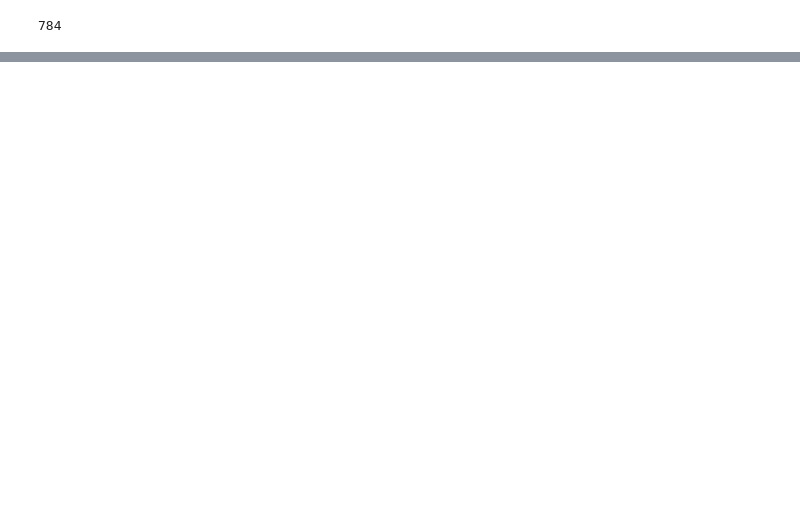
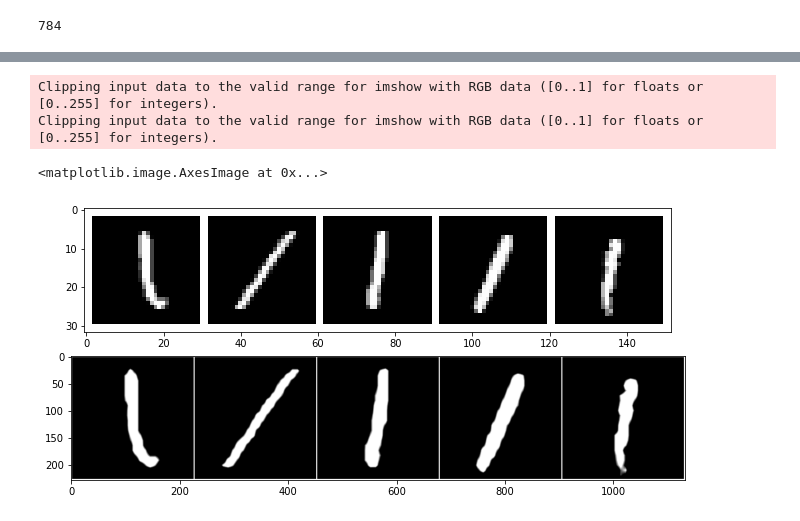
Before and after one commit to ABD-01/MNIST, a Jupyter notebook: Triplet Loss/TRIPLET_LOSS_Pytorch.ipynb, the cells around one changed output, grey strips where cells are left out. Drawn from its saved outputs; the diff is of its cells as text; code cells hidden in the pictures; blank space fills up the shorter version.

```diff
--- a/Triplet Loss/TRIPLET_LOSS_Pytorch.ipynb
+++ b/Triplet Loss/TRIPLET_LOSS_Pytorch.ipynb
@@ -89,2 +112,18 @@ Clipping input data to the valid range for imshow with RGB data ([0..1] for floa
+# %%
+rand_imgs = train_dict[1][random.sample(range(1, 5000), 5)]  # shape = (5,1,28,28)
+grid = torchvision.utils.make_grid(rand_imgs, nrow=5, pad_value=20)
+
+prand_imgs = preprocess(rand_imgs)  # shape = (5,3,224,224)
+pgrid = torchvision.utils.make_grid(prand_imgs, nrow=5, pad_value=20)
+
+fig , axarr = plt.subplots(2,1, figsize = (15,5))
+
+axarr[0].imshow(np.transpose(grid, (1,2,0)))
+axarr[1].imshow(np.transpose(pgrid, (1,2,0)))
+# %% [output]
+Clipping input data to the valid range for imshow with RGB data ([0..1] for floats or [0..255] for integers).
+Clipping input data to the valid range for imshow with RGB data ([0..1] for floats or [0..255] for integers).
+<matplotlib.image.AxesImage at 0x...>
+[figure, added]
 # %%
 resnet18 = torchvision.models.resnet18(pretrained=True)
```
Also changed, not shown: parts of 31 cells of this notebook.
